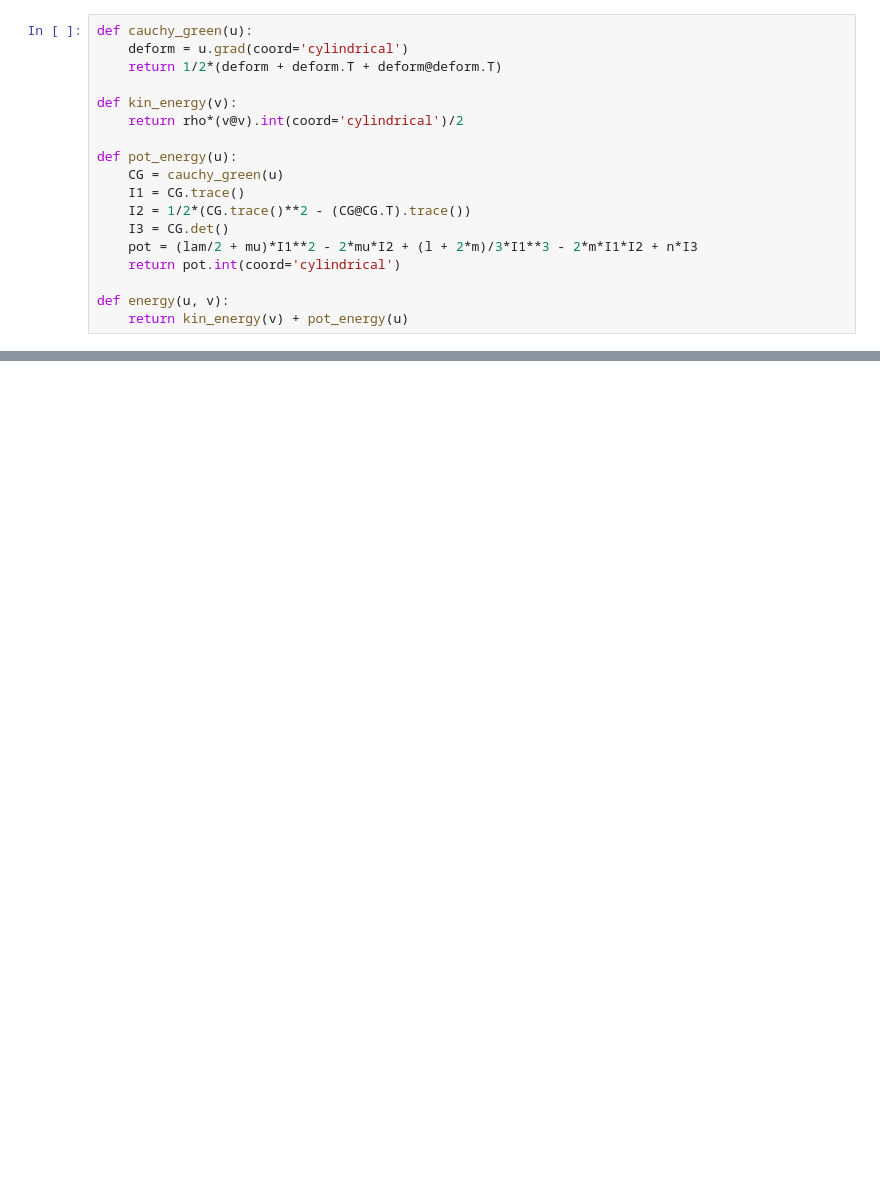
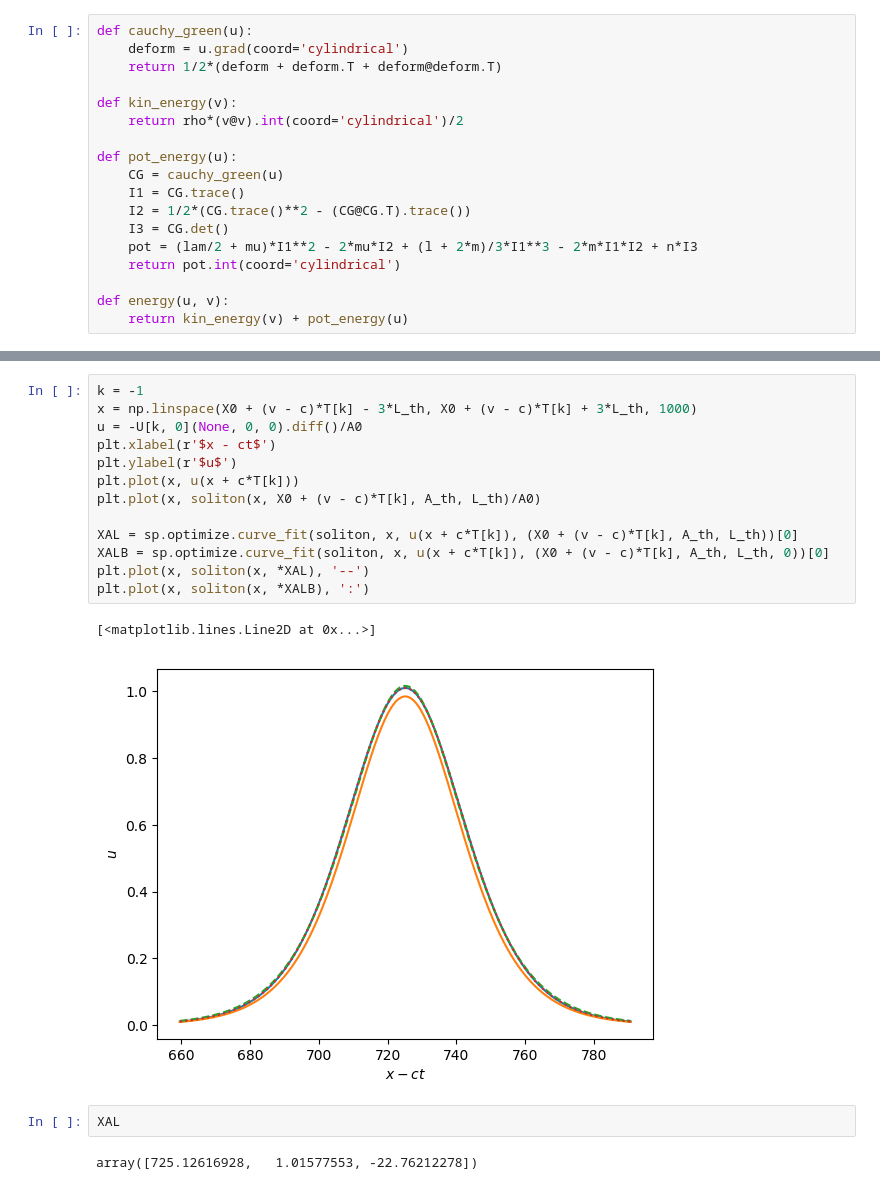
Before and after one commit to fgarbuzov/Spectral, a Jupyter notebook: NonlinearElasticityCylinder.ipynb, the cells around one changed output, grey strips where cells are left out. Drawn from its saved outputs; the diff is of its cells as text; blank space fills up the shorter version.

```diff
--- a/NonlinearElasticityCylinder.ipynb
+++ b/NonlinearElasticityCylinder.ipynb
@@ -177,0 +206,20 @@ plt.plot(E_cut/E_cut.max())
+# %%
+k = -1
+x = np.linspace(X0 + (v - c)*T[k] - 3*L_th, X0 + (v - c)*T[k] + 3*L_th, 1000)
+u = -U[k, 0](None, 0, 0).diff()/A0
+plt.xlabel(r'$x - ct$')
+plt.ylabel(r'$u$')
+plt.plot(x, u(x + c*T[k]))
+plt.plot(x, soliton(x, X0 + (v - c)*T[k], A_th, L_th)/A0)
+
+XAL = sp.optimize.curve_fit(soliton, x, u(x + c*T[k]), (X0 + (v - c)*T[k], A_th, L_th))[0]
+XALB = sp.optimize.curve_fit(soliton, x, u(x + c*T[k]), (X0 + (v - c)*T[k], A_th, L_th, 0))[0]
+plt.plot(x, soliton(x, *XAL), '--')
+plt.plot(x, soliton(x, *XALB), ':')
+# %% [output]
+[<matplotlib.lines.Line2D at 0x...>]
+[figure, added]
+# %%
+XAL
+# %% [output]
+array([725.12616928,   1.01577553, -22.76212278])
```
Also changed, not shown: parts of 21 cells of this notebook, 9 other files.
